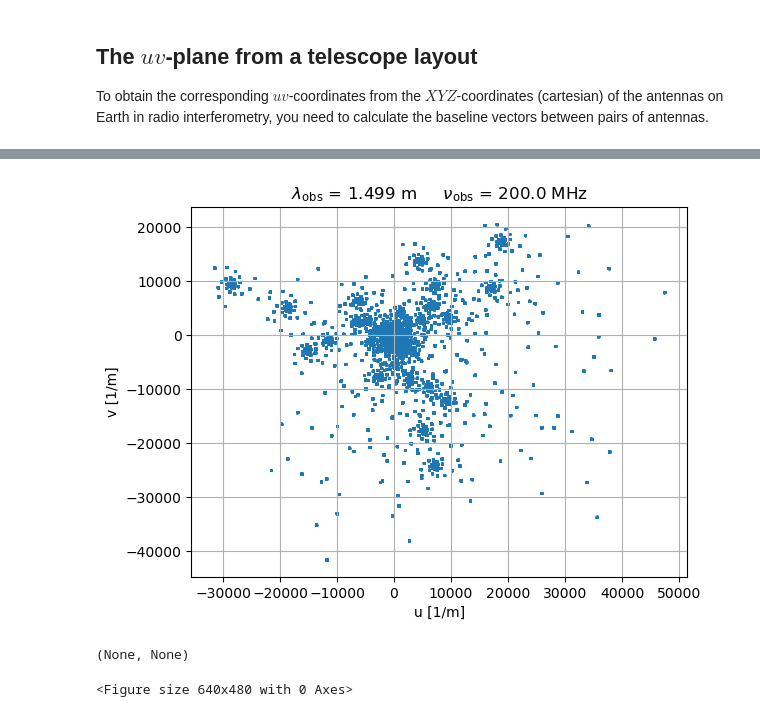
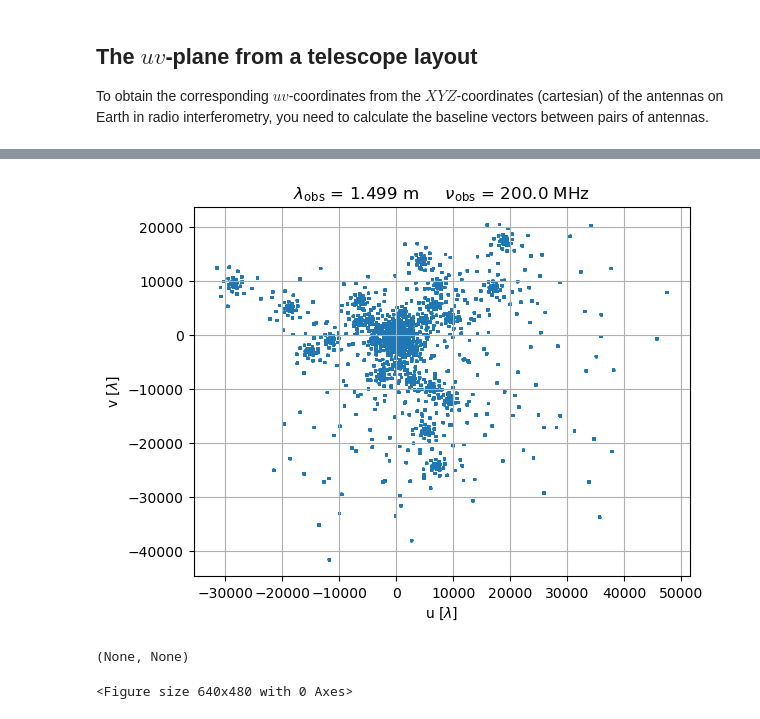
Before and after one commit to anawas/tutorial_interferometry, a Jupyter notebook: 3_uvcoverage.ipynb, the cells around one changed output, grey strips where cells are left out. Cells and saved outputs as stored; diff of their text form; code cells hidden in the pictures.

```diff
--- a/3_uvcoverage.ipynb
+++ b/3_uvcoverage.ipynb
@@ -20,6 +24,7 @@ In our case we are considering the <i>SKA-Low 2016</i> configuration located in
 # %%
-layout = np.loadtxt('skalow_layout.txt', usecols=(0,1))
+layout = np.loadtxt('skalow_layout.txt') * u.m
 
+plt.title('SKA-Low 2016 layout')
 plt.scatter(layout[:,0], layout[:,1], s=5, color='tab:blue')
 plt.grid(), plt.xlabel('x [m]'), plt.ylabel('y [m]')
 plt.xlim(-40000, 40000), plt.ylim(-40000, 40000)
@@ -66,8 +80,7 @@ pair_comb = list(itertools.combinations(range(N_ant), 2))
 
 assert np.shape(pair_comb)[0] == N_B
 
-
-baselines = np.empty((N_B, 2))
+baselines = np.empty((N_B, layout.shape[1]))
 
 for i in tqdm(range(N_B)):
     ii, jj = pair_comb[i]
@@ -75,6 +88,3 @@ for i in tqdm(range(N_B)):
     # calculate the distance between antennas
     uv = (layout[ii]-layout[jj])/lam
     baselines[i] = uv
-
-# add units
-baselines /= u.m
@@ -81,11 +96,11 @@ baselines /= u.m
 # %%
 # Plot the baselines in the uv-plane
 plt.title(r'$\lambda_{\rm obs}$ = %.3f %s     $\nu_{\rm obs}$ = %.1f %s' %(lam.value, lam.unit, freq.value, freq.unit))
 plt.scatter(baselines[:,0], baselines[:,1], s=1, color='tab:blue')
-plt.grid(), plt.xlabel('u [1/m]'), plt.ylabel('v [1/m]')
+plt.grid(), plt.xlabel(r'u [$\lambda$]'), plt.ylabel(r'v [$\lambda$]')
 plt.show(), plt.clf()
 # %% [output]
-[figure, old version]
+[figure, new version]
 (None, None)
 <Figure size 640x480 with 0 Axes>
 # %% [markdown]
```
Also changed, not shown: parts of 11 cells of this notebook, 5 other files.
